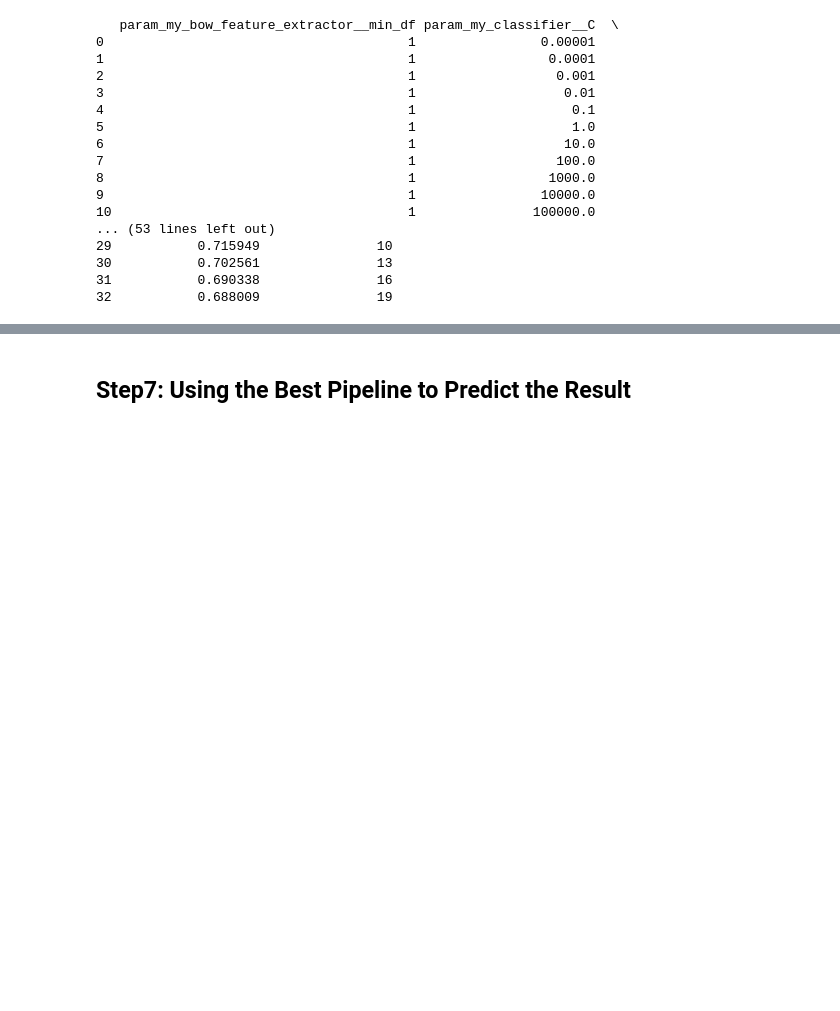
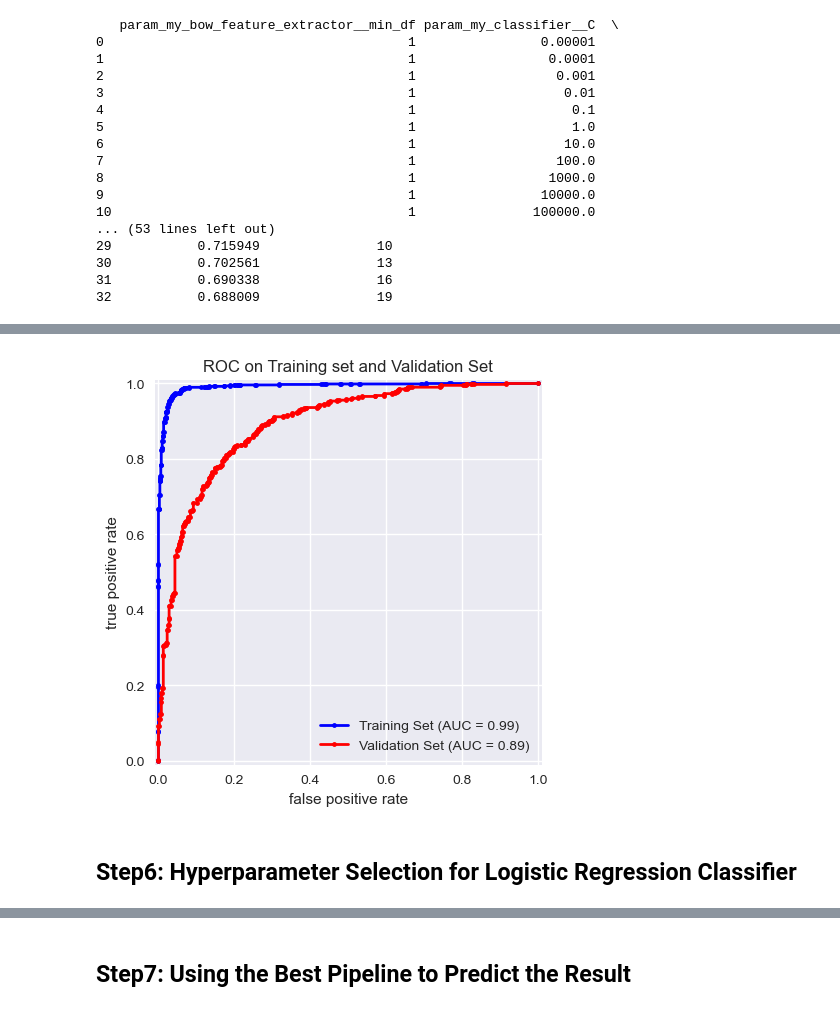
Before and after one commit to shigureTufts/CS135_ProjectA, a Jupyter notebook: wokring_notebook.ipynb, the cells around one changed output, grey strips where cells are left out. Drawn from its saved outputs; the diff is of its cells as text; code cells hidden in the pictures; blank space fills up the shorter version.

```diff
--- a/wokring_notebook.ipynb
+++ b/wokring_notebook.ipynb
@@ -256,0 +284,30 @@ NameError: name 'cv_tr_bce_list' is not defined
+# %%
+best_train_pipeline = sklearn.pipeline.Pipeline([
+    ('my_bow_feature_extractor', CountVectorizer(min_df=1, max_df=1.0, ngram_range=(1, 1), vocabulary=vocab_dict, binary=False)),
+    ('my_classifier', sklearn.linear_model.LogisticRegression(C=1.0, max_iter=1000, random_state=101))
+])
+
+best_train_pipeline.fit(x_tr, y_tr)
+yhat_tr_N = best_train_pipeline.predict_proba(x_tr)
+yhat_va_N = best_train_pipeline.predict_proba(x_va)
+plt.subplots(nrows=1, ncols=1, figsize=(5,5));
+fpr_tr, tpr_tr, th = sklearn.metrics.roc_curve(y_tr, yhat_tr_N[:, 1])
+fpr_va, tpr_va, th = sklearn.metrics.roc_curve(y_va, yhat_va_N[:, 1])
+roc_auc_tr = sklearn.metrics.auc(fpr_tr, tpr_tr)
+roc_auc_va = sklearn.metrics.auc(fpr_va, tpr_va)
+
+plt.plot(fpr_tr, tpr_tr, '.-', color='b', lw=2, label=f'Training Set (AUC = {roc_auc_tr:.2f})')
+plt.plot(fpr_va, tpr_va, '.-', color='r', lw=2, label=f'Validation Set (AUC = {roc_auc_va:.2f})')
+
+plt.title("ROC on Training set and Validation Set");
+plt.xlabel('false positive rate');
+plt.ylabel('true positive rate');
+plt.legend(loc='lower right');
+B = 0.01
+
+plt.xlim([0 - B, 1 + B]);
+plt.ylim([0 - B, 1 + B]);
+# %% [output]
+[figure, added]
+# %% [markdown]
+## Step6: Hyperparameter Selection for Logistic Regression Classifier
```
Also changed, not shown: parts of 12 cells of this notebook.
